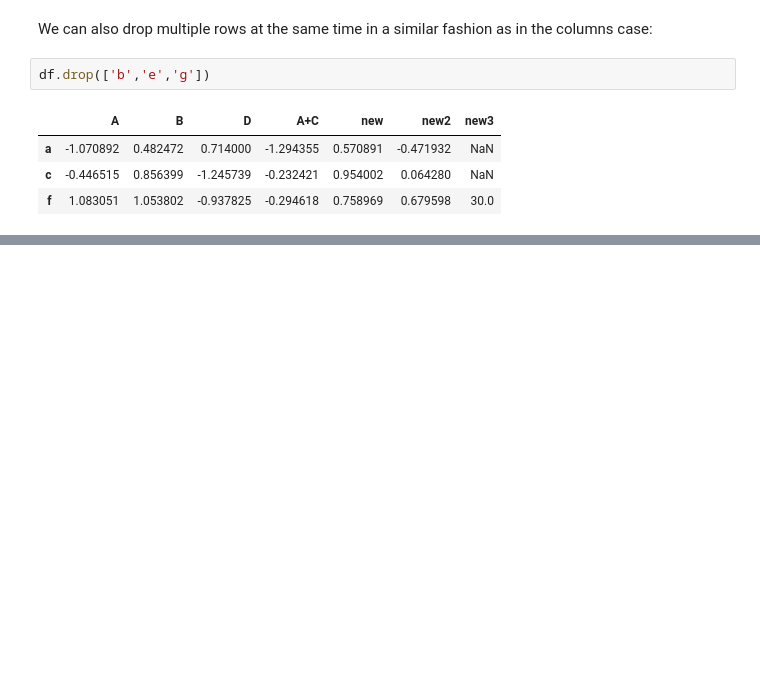
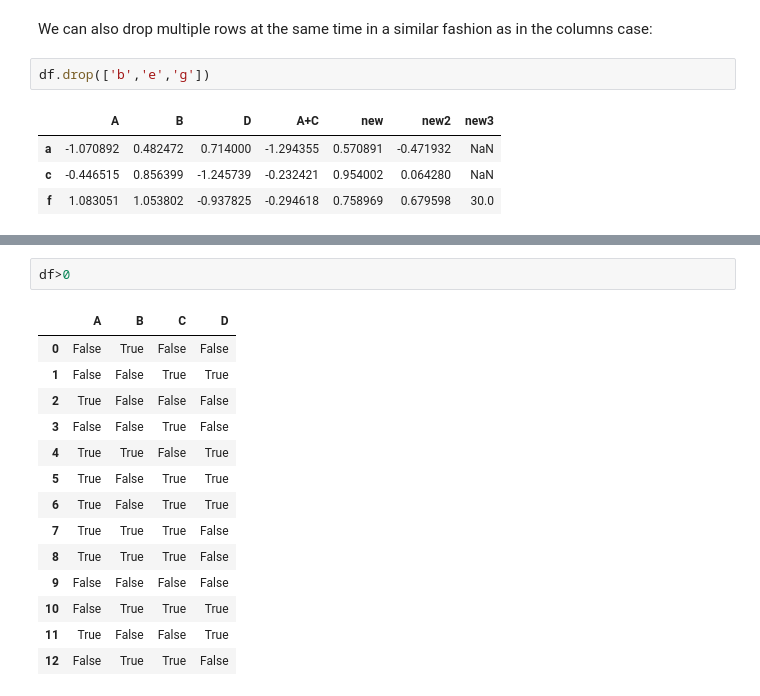
Before and after one commit to jkstarling/MA477-copy, a Jupyter notebook: MA477 - Theory and Applications of Data Science/Lessons/Lesson 3 - Pandas/Lesson 3 - Pandas.ipynb, the cells around one changed output, grey strips where cells are left out. Saved outputs shown, nothing was run; the diff lists cells and outputs as text; blank space fills up the shorter version.

```diff
--- a/MA477 - Theory and Applications of Data Science/Lessons/Lesson 3 - Pandas/Lesson 3 - Pandas.ipynb
+++ b/MA477 - Theory and Applications of Data Science/Lessons/Lesson 3 - Pandas/Lesson 3 - Pandas.ipynb
@@ -589,0 +641,17 @@ Using the same dataframe you created above, do the following:
+# %%
+df>0
+# %% [output]
+|  | A | B | C | D |
+| 0 | False | True | False | False |
+| 1 | False | False | True | True |
+| 2 | True | False | False | False |
+| 3 | False | False | True | False |
+| 4 | True | True | False | True |
+| 5 | True | False | True | True |
+| 6 | True | False | True | True |
+| 7 | True | True | True | False |
+| 8 | True | True | True | False |
+| 9 | False | False | False | False |
+| 10 | False | True | True | True |
+| 11 | True | False | False | True |
+| 12 | False | True | True | False |
```
Also changed, not shown: parts of 34 cells of this notebook.
